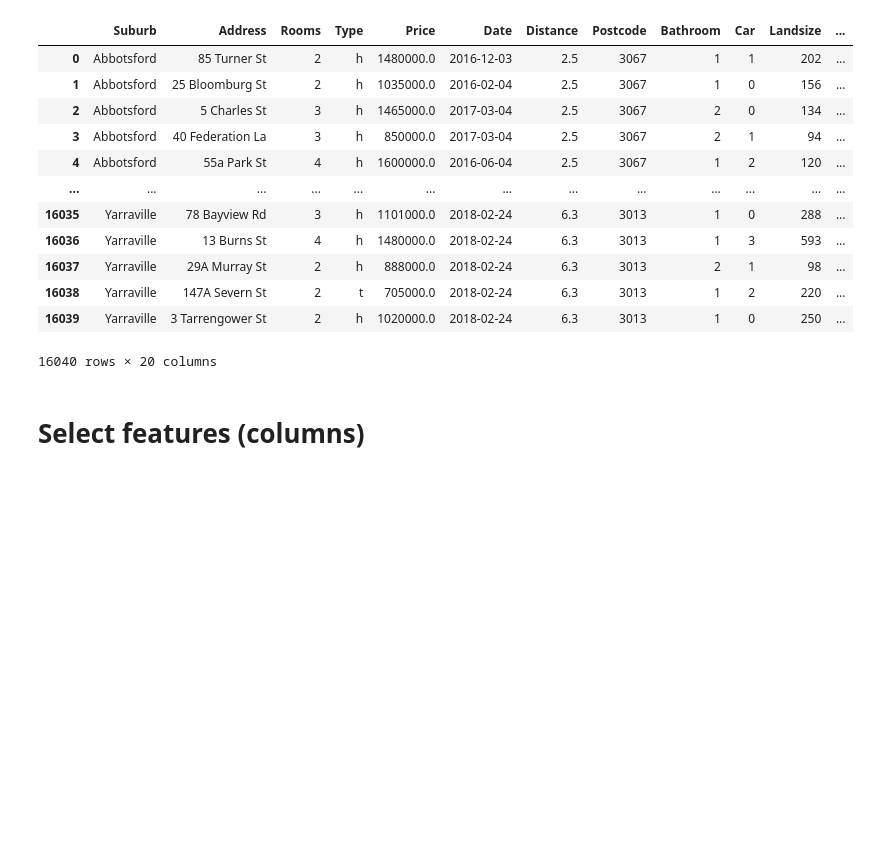
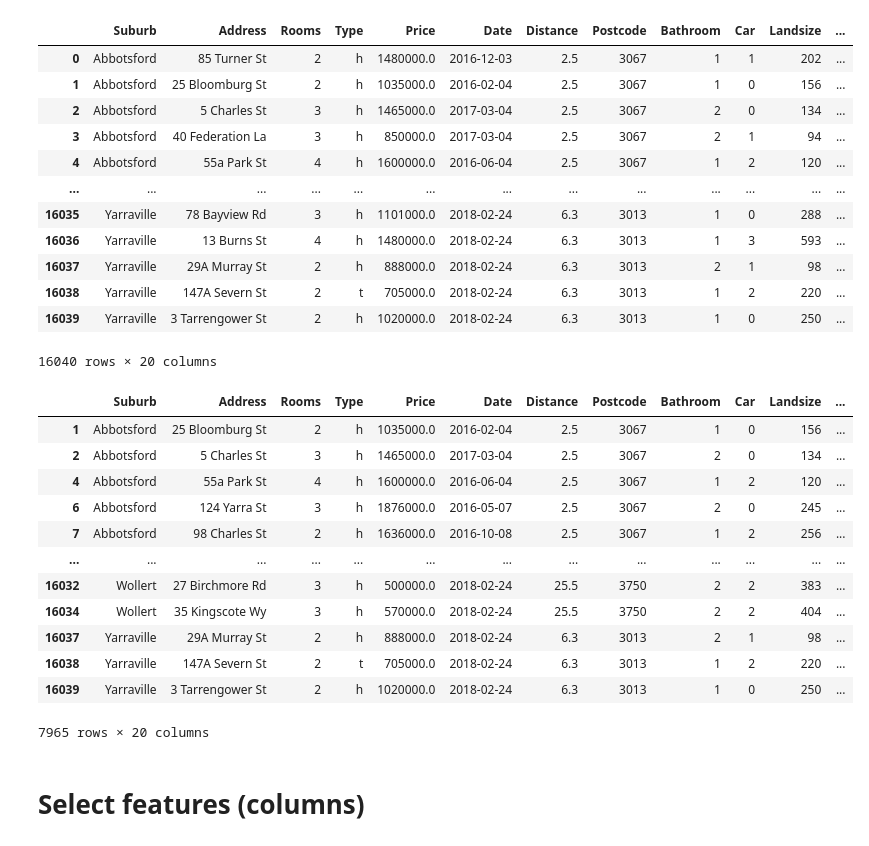
Before and after one commit to Franco1230/Data-Bootcamp-Final-Project, a Jupyter notebook: jupyter_notebook/logistic_regression.ipynb, the cells around one changed output. Cells and saved outputs as stored; diff of their text form; code cells hidden in the pictures; blank space fills up the shorter version.

```diff
--- a/jupyter_notebook/logistic_regression.ipynb
+++ b/jupyter_notebook/logistic_regression.ipynb
@@ -25,6 +24,24 @@ df
 | 16038 | Yarraville | 147A Severn St | 2 | t | 705000.0 | 2018-02-24 | 6.3 | 3013 | 1 | 2 | 220 | ... |
 | 16039 | Yarraville | 3 Tarrengower St | 2 | h | 1020000.0 | 2018-02-24 | 6.3 | 3013 | 1 | 0 | 250 | ... |
 16040 rows × 20 columns
+# %%
+df=df[df["YearBuilt"]!=0]
+df=df[df["BuildingArea"]!=0]
+df
+# %% [output]
+|  | Suburb | Address | Rooms | Type | Price | Date | Distance | Postcode | Bathroom | Car | Landsize | ... |
+| 1 | Abbotsford | 25 Bloomburg St | 2 | h | 1035000.0 | 2016-02-04 | 2.5 | 3067 | 1 | 0 | 156 | ... |
+| 2 | Abbotsford | 5 Charles St | 3 | h | 1465000.0 | 2017-03-04 | 2.5 | 3067 | 2 | 0 | 134 | ... |
+| 4 | Abbotsford | 55a Park St | 4 | h | 1600000.0 | 2016-06-04 | 2.5 | 3067 | 1 | 2 | 120 | ... |
+| 6 | Abbotsford | 124 Yarra St | 3 | h | 1876000.0 | 2016-05-07 | 2.5 | 3067 | 2 | 0 | 245 | ... |
+| 7 | Abbotsford | 98 Charles St | 2 | h | 1636000.0 | 2016-10-08 | 2.5 | 3067 | 1 | 2 | 256 | ... |
+| ... | ... | ... | ... | ... | ... | ... | ... | ... | ... | ... | ... | ... |
+| 16032 | Wollert | 27 Birchmore Rd | 3 | h | 500000.0 | 2018-02-24 | 25.5 | 3750 | 2 | 2 | 383 | ... |
+| 16034 | Wollert | 35 Kingscote Wy | 3 | h | 570000.0 | 2018-02-24 | 25.5 | 3750 | 2 | 2 | 404 | ... |
+| 16037 | Yarraville | 29A Murray St | 2 | h | 888000.0 | 2018-02-24 | 6.3 | 3013 | 2 | 1 | 98 | ... |
+| 16038 | Yarraville | 147A Severn St | 2 | t | 705000.0 | 2018-02-24 | 6.3 | 3013 | 1 | 2 | 220 | ... |
+| 16039 | Yarraville | 3 Tarrengower St | 2 | h | 1020000.0 | 2018-02-24 | 6.3 | 3013 | 1 | 0 | 250 | ... |
+7965 rows × 20 columns
 # %% [markdown]
 # Select features (columns)
 # %%
```
Also changed, not shown: parts of 7 cells of this notebook, 8 other files.
